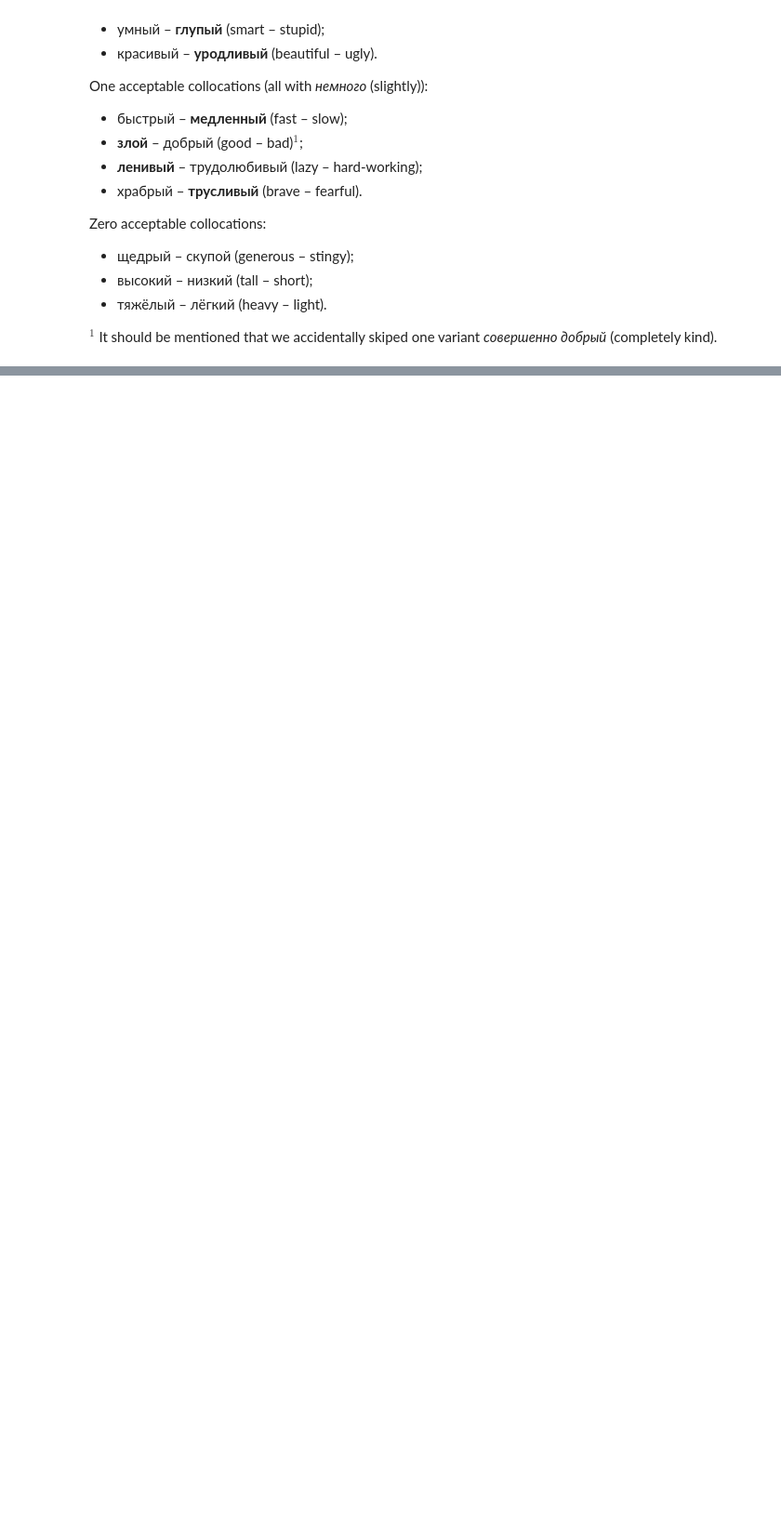
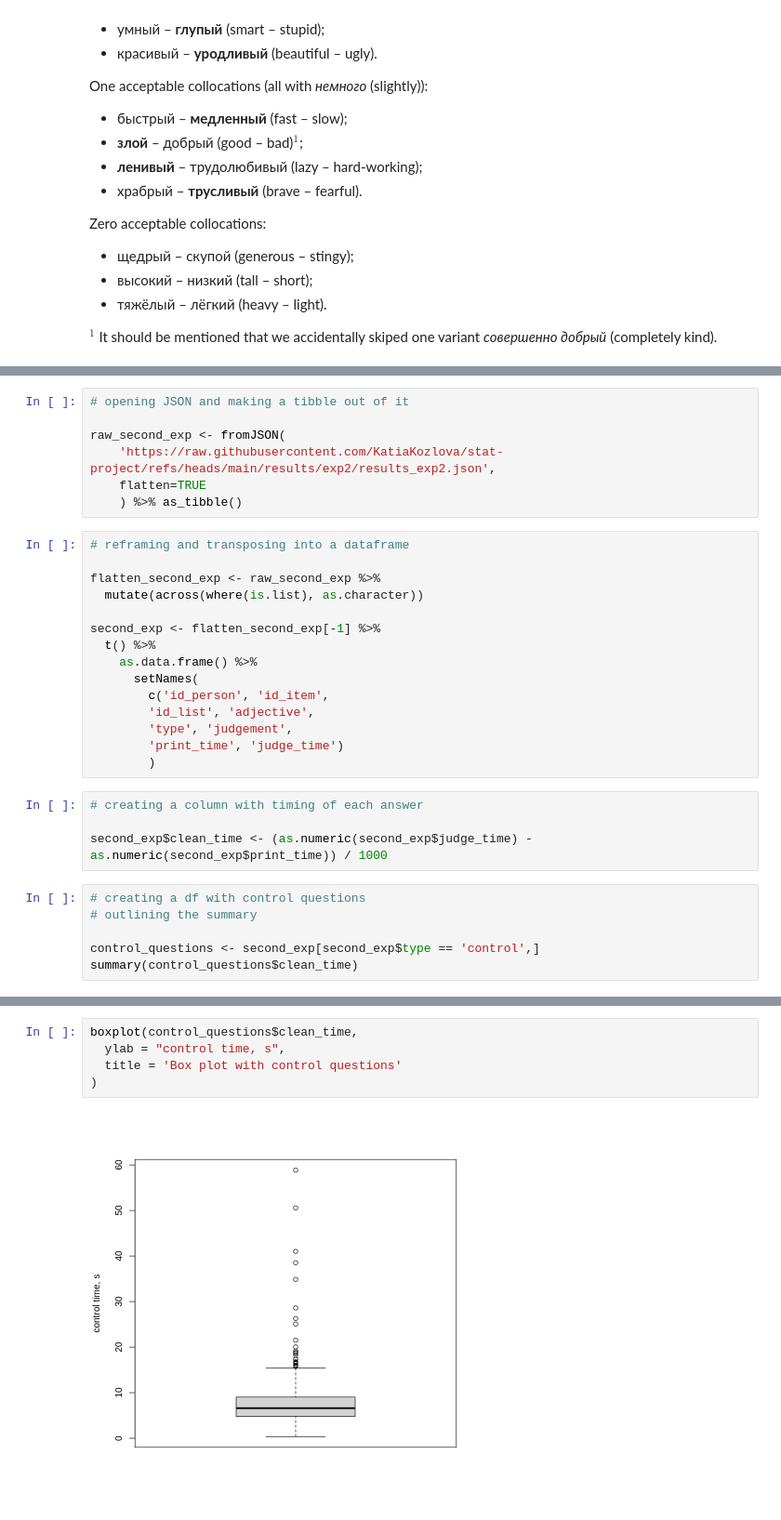
Before and after one commit to KatiaKozlova/stat-project, a Jupyter notebook: stat_project.ipynb, the cells around one changed output, grey strips where cells are left out. Shown: that part at 93% size. Drawn from its saved outputs; the diff is of its cells as text; blank space fills up the shorter version.

```diff
--- a/stat_project.ipynb
+++ b/stat_project.ipynb
@@ -127,0 +144,32 @@ $^1$ It should be mentioned that we accidentally skiped one variant *совер
+# %%
+# opening JSON and making a tibble out of it
+
+raw_second_exp <- fromJSON(
+    'https://raw.githubusercontent.com/KatiaKozlova/stat-project/refs/heads/main/results/exp2/results_exp2.json',
+    flatten=TRUE
+    ) %>% as_tibble()
+# %%
+# reframing and transposing into a dataframe
+
+flatten_second_exp <- raw_second_exp %>%
+  mutate(across(where(is.list), as.character))
+
+second_exp <- flatten_second_exp[-1] %>%
+  t() %>%
+    as.data.frame() %>%
+      setNames(
+        c('id_person', 'id_item',
+        'id_list', 'adjective',
+        'type', 'judgement',
+        'print_time', 'judge_time')
+        )
+# %%
+# creating a column with timing of each answer
+
+second_exp$clean_time <- (as.numeric(second_exp$judge_time) - as.numeric(second_exp$print_time)) / 1000
+# %%
+# creating a df with control questions
+# outlining the summary
+
+control_questions <- second_exp[second_exp$type == 'control',]
+summary(control_questions$clean_time)
@@ -127,0 +179,7 @@ $^1$ It should be mentioned that we accidentally skiped one variant *совер
+# %%
+boxplot(control_questions$clean_time,
+  ylab = "control time, s",
+  title = 'Box plot with control questions'
+)
+# %% [output]
+[figure, added]
```
Also changed, not shown: parts of 13 cells of this notebook.
